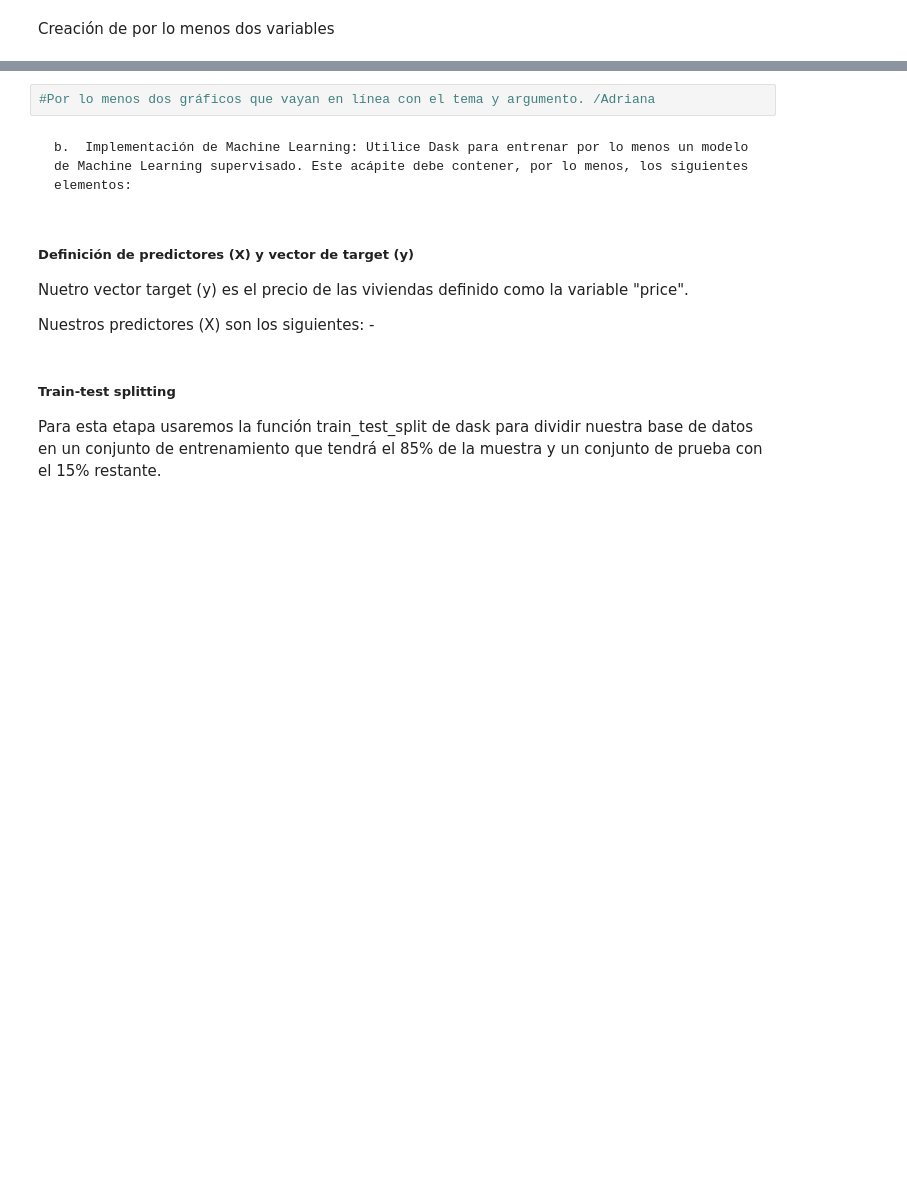
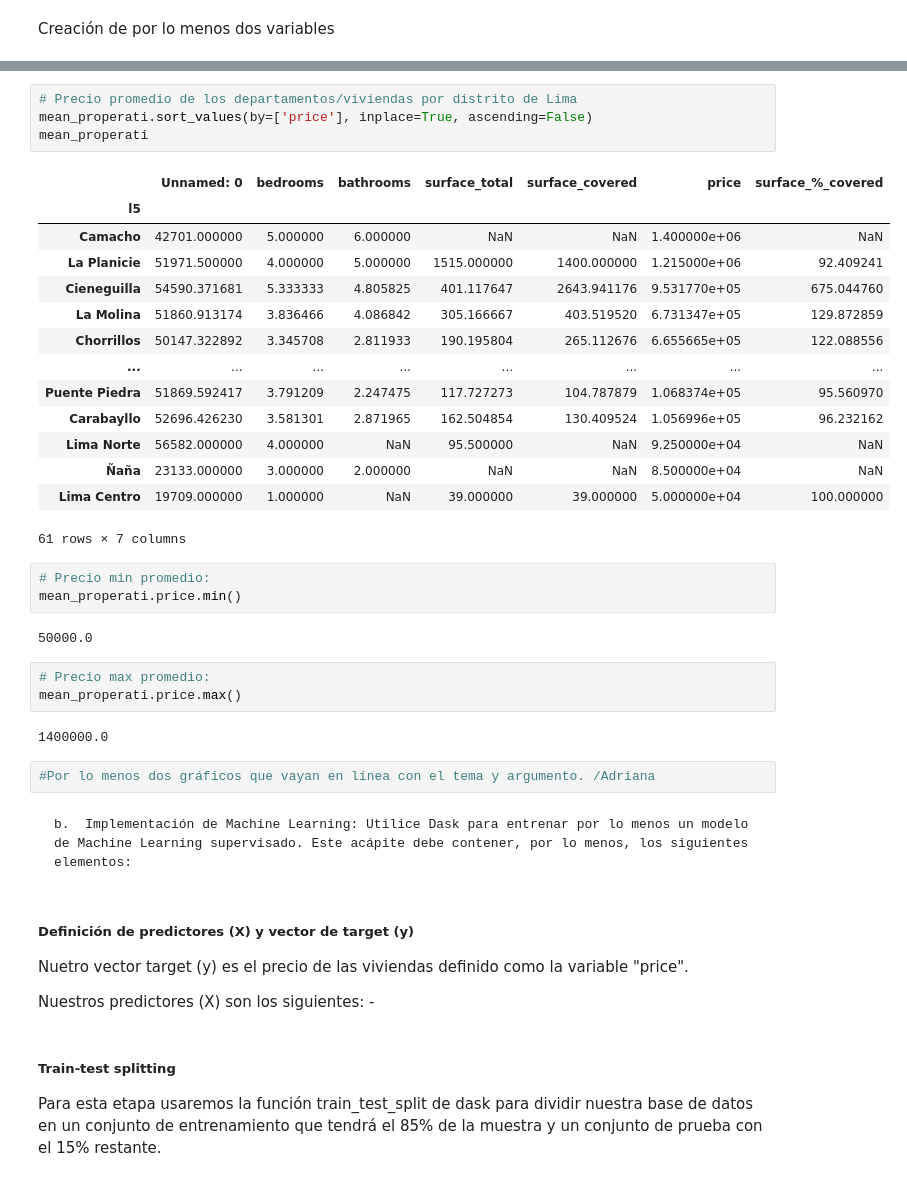
Before and after one commit to humitaz/BigData-Analytics, a Jupyter notebook: Trabajo 2.ipynb, the cells around one changed output, grey strips where cells are left out. Saved outputs shown, nothing was run; the diff lists cells and outputs as text; blank space fills up the shorter version.

```diff
--- a/Trabajo 2.ipynb
+++ b/Trabajo 2.ipynb
@@ -190,3 +205,32 @@ df.head()
+# %%
+# Precio promedio de los departamentos/viviendas por distrito de Lima
+mean_properati.sort_values(by=['price'], inplace=True, ascending=False)
+mean_properati
+# %% [output]
+|  | Unnamed: 0 | bedrooms | bathrooms | surface_total | surface_covered | price | surface_%_covered |
+| l5 |  |  |  |  |  |  |  |
+| Camacho | 42701.000000 | 5.000000 | 6.000000 | NaN | NaN | 1.400000e+06 | NaN |
+| La Planicie | 51971.500000 | 4.000000 | 5.000000 | 1515.000000 | 1400.000000 | 1.215000e+06 | 92.409241 |
+| Cieneguilla | 54590.371681 | 5.333333 | 4.805825 | 401.117647 | 2643.941176 | 9.531770e+05 | 675.044760 |
+| La Molina | 51860.913174 | 3.836466 | 4.086842 | 305.166667 | 403.519520 | 6.731347e+05 | 129.872859 |
+| Chorrillos | 50147.322892 | 3.345708 | 2.811933 | 190.195804 | 265.112676 | 6.655665e+05 | 122.088556 |
+| ... | ... | ... | ... | ... | ... | ... | ... |
+| Puente Piedra | 51869.592417 | 3.791209 | 2.247475 | 117.727273 | 104.787879 | 1.068374e+05 | 95.560970 |
+| Carabayllo | 52696.426230 | 3.581301 | 2.871965 | 162.504854 | 130.409524 | 1.056996e+05 | 96.232162 |
+| Lima Norte | 56582.000000 | 4.000000 | NaN | 95.500000 | NaN | 9.250000e+04 | NaN |
+| Ñaña | 23133.000000 | 3.000000 | 2.000000 | NaN | NaN | 8.500000e+04 | NaN |
+| Lima Centro | 19709.000000 | 1.000000 | NaN | 39.000000 | 39.000000 | 5.000000e+04 | 100.000000 |
+61 rows × 7 columns
+# %%
+# Precio min promedio:
+mean_properati.price.min()
+# %% [output]
+50000.0
+# %%
+# Precio max promedio:
+mean_properati.price.max()
+# %% [output]
+1400000.0
 # %%
 #Por lo menos dos gráficos que vayan en línea con el tema y argumento. /Adriana
 # %% [markdown]
```
Also changed, not shown: parts of 4 cells of this notebook.
